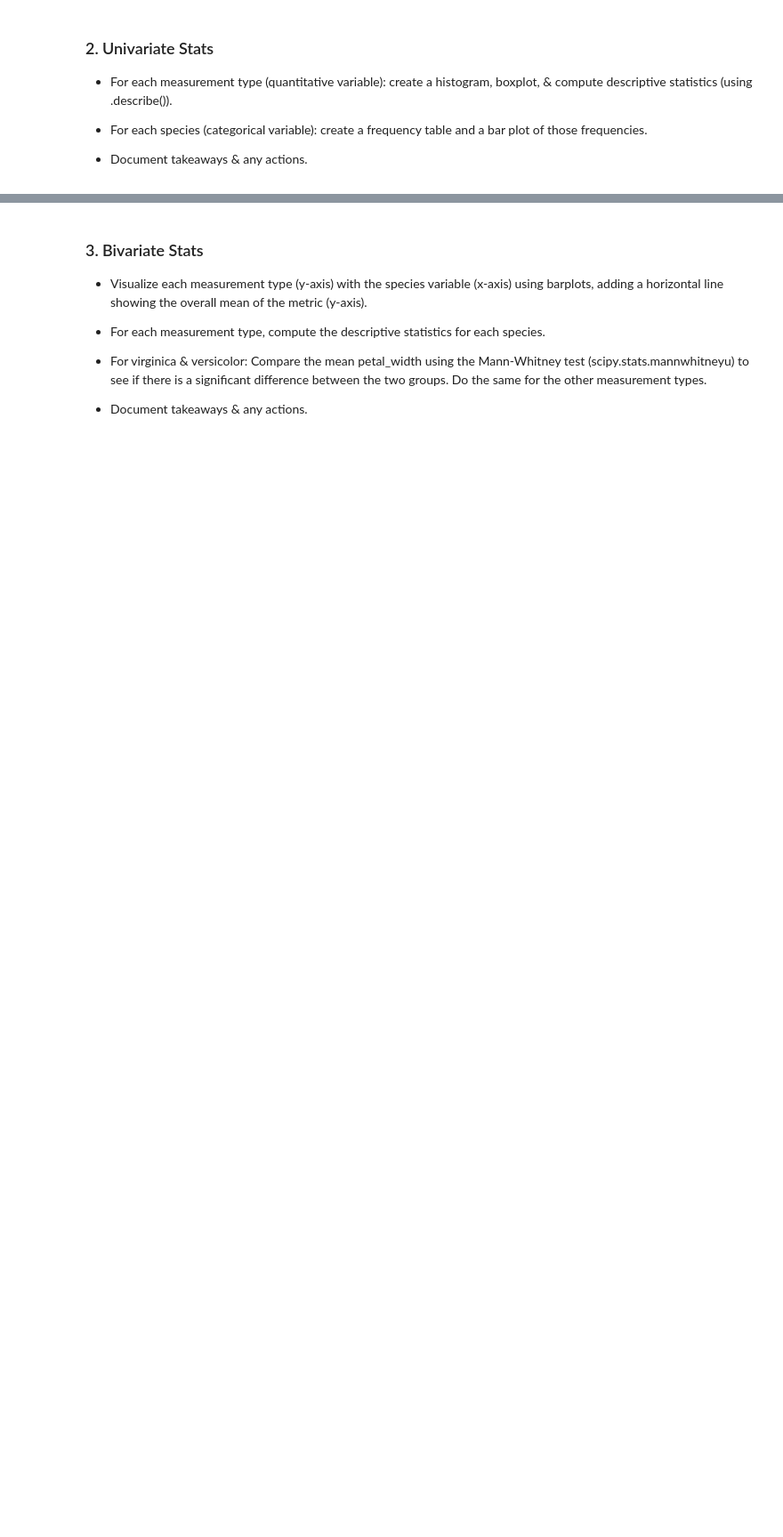
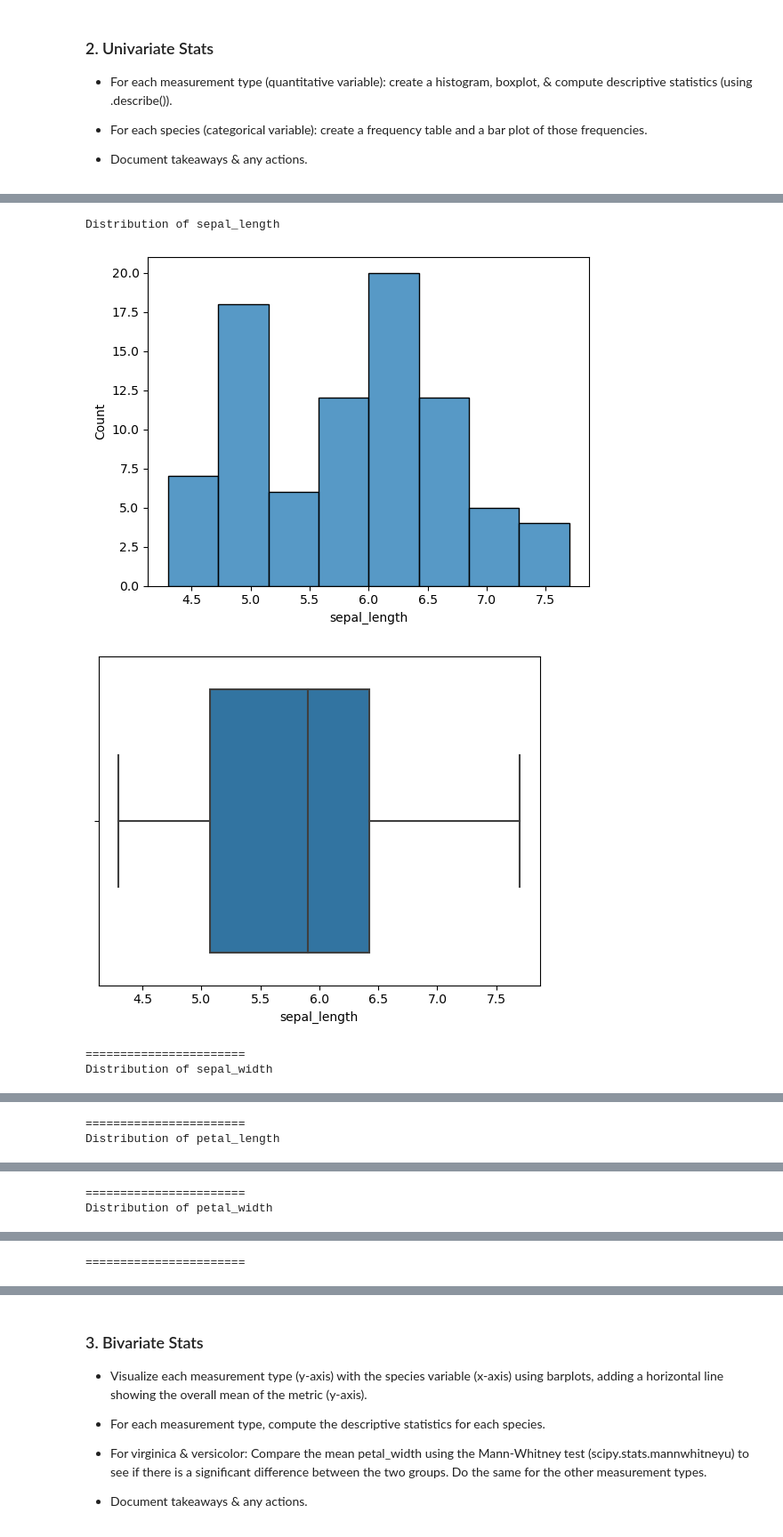
Before and after one commit to NikkideVries/classification-exercises, a Jupyter notebook: explore.ipynb, the cells around one changed output, grey strips where cells are left out. Shown: that part at 89% size. Saved outputs shown, nothing was run; the diff lists cells and outputs as text; code cells hidden in the pictures; blank space fills up the shorter version.

```diff
--- a/explore.ipynb
+++ b/explore.ipynb
@@ -46,0 +88,3 @@ iris = iris.rename(columns={'species_name':'species'})
+# %%
+train, validate, test = pr.split_data(iris, 'iris')
+train.head()
@@ -51,3 +102,11 @@ iris = iris.rename(columns={'species_name':'species'})
 - For each species (categorical variable): create a frequency table and a bar plot of those frequencies.
 
 - Document takeaways & any actions.
+# %%
+# partition out x(independent vars, features)
+# partition out y (dependent var, target)
+x_train = train.drop(columns='species')
+y_train = train[['species']]
+
+#for utility:  set a variable for a target variable
+target = 'species'
@@ -53,0 +132,14 @@ iris = iris.rename(columns={'species_name':'species'})
+# %%
+# a way to have each function separate for understanding:
+cat_cols = []
+
+for col in x_train.columns:
+    if x_train[col].dtype == 'O' or x_train[col].nunique() < 10:
+        cat_cols.append(col)
+# %%
+# a way to have each function separate for understanding:
+num_cols = []
+
+for col in x_train.columns:
+    if x_train[col].dtype != 'O' and x_train[col].nunique() >= 10:
+        num_cols.append(col)
@@ -53,0 +156,21 @@ iris = iris.rename(columns={'species_name':'species'})
+# %%
+# making a for loop makes things go by much faster:
+# Quantitative first:
+for col in num_cols:
+    # print out the title:
+    print (f'Distribution of {col}')
+    # first graph is a histogram:
+    sns.histplot(data=train, x = col)
+    plt.show()
+    # second graph is boxplot
+    #plt.boxplot(train[col])
+    #plt.show()
+    sns.boxplot(data=train, x = col)
+    plt.show()
+    print('=======================')
+# %% [output]
+Distribution of sepal_length
+[figure, added]
+[figure, added]
+=======================
+Distribution of sepal_width
@@ -53,0 +179,2 @@ iris = iris.rename(columns={'species_name':'species'})
+=======================
+Distribution of petal_length
@@ -53,0 +183,2 @@ iris = iris.rename(columns={'species_name':'species'})
+=======================
+Distribution of petal_width
@@ -53,0 +187 @@ iris = iris.rename(columns={'species_name':'species'})
+=======================
```
Also changed, not shown: parts of 24 cells of this notebook, 3 other files.
